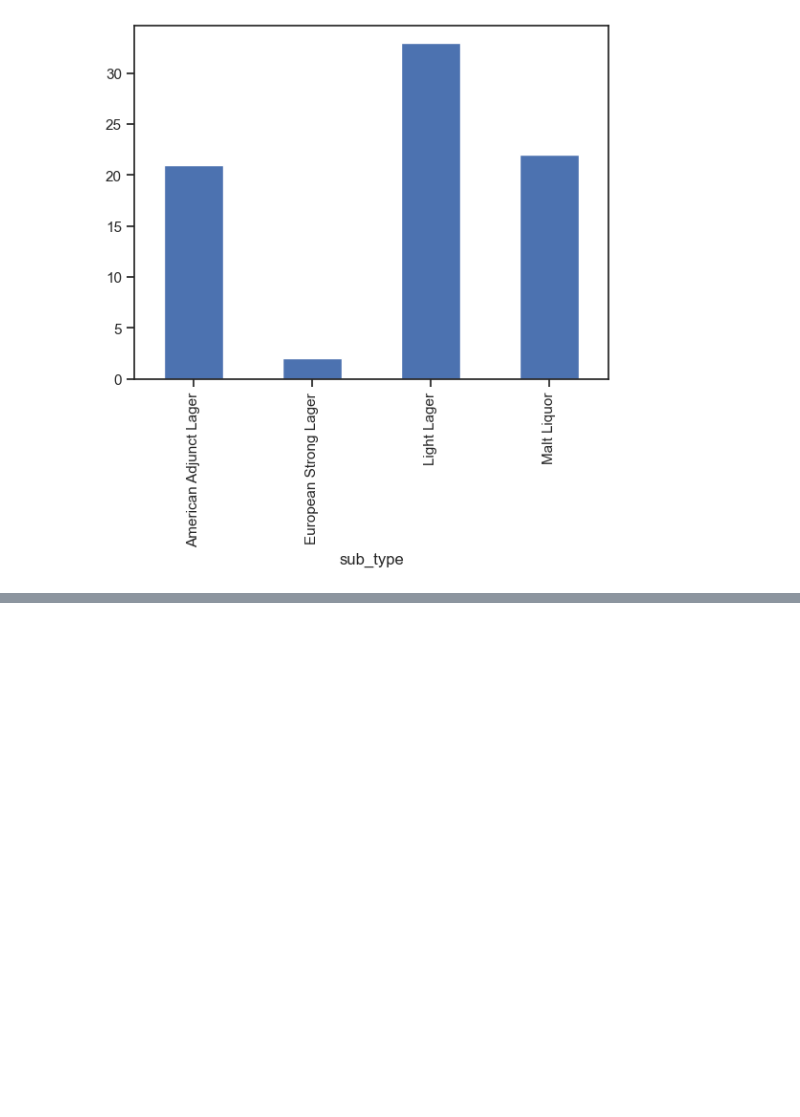
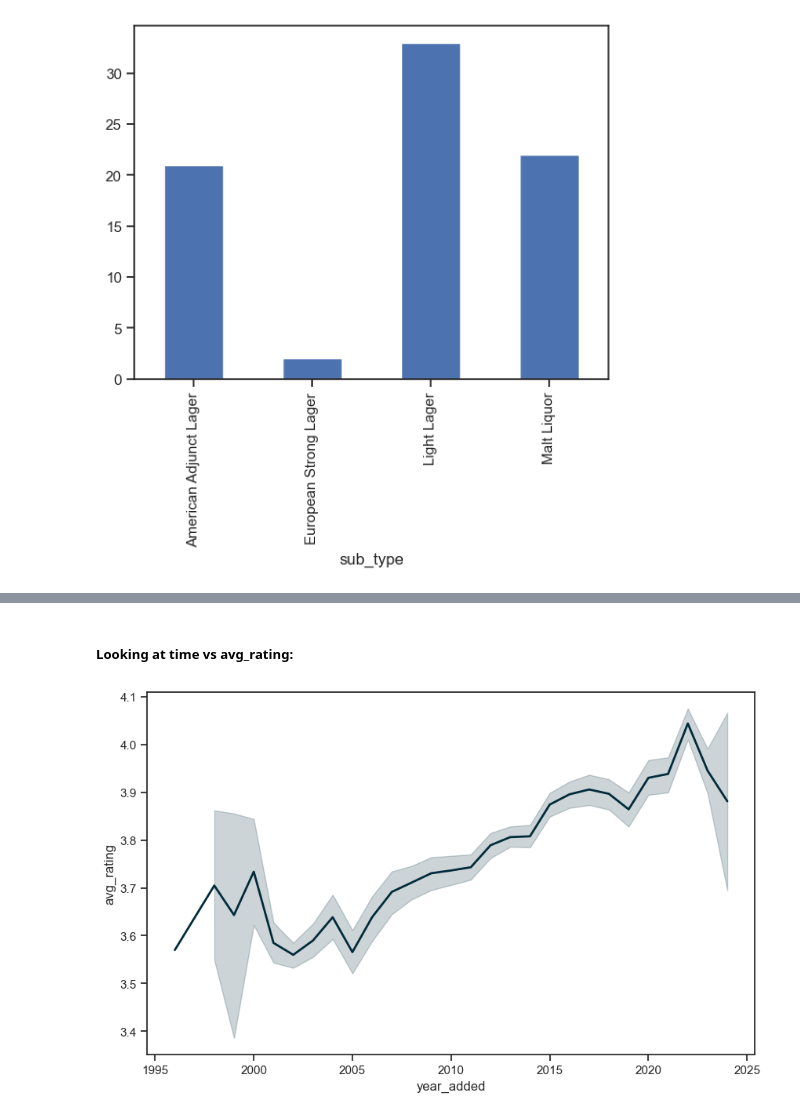
Before and after one commit to megyg6/sovereign-of-suds, a Jupyter notebook: notebooks/sov_beer_eda_2.ipynb, the cells around one changed output, grey strips where cells are left out. Saved outputs shown, nothing was run; the diff lists cells and outputs as text; code cells hidden in the pictures; blank space fills up the shorter version.

```diff
--- a/notebooks/sov_beer_eda_2.ipynb
+++ b/notebooks/sov_beer_eda_2.ipynb
@@ -233,0 +244,7 @@ ter_pale_lager.groupby('sub_type')['sub_type'].count().plot(kind='bar');
+# %% [markdown]
+##### Looking at time vs avg_rating:
+# %%
+plt.figure(figsize=(10, 6))
+sns.lineplot(data=beer, x='year_added', y='avg_rating', color='#022B3A', linewidth=2);
+# %% [output]
+[figure, added]
```
Also changed, not shown: parts of 18 cells of this notebook.
